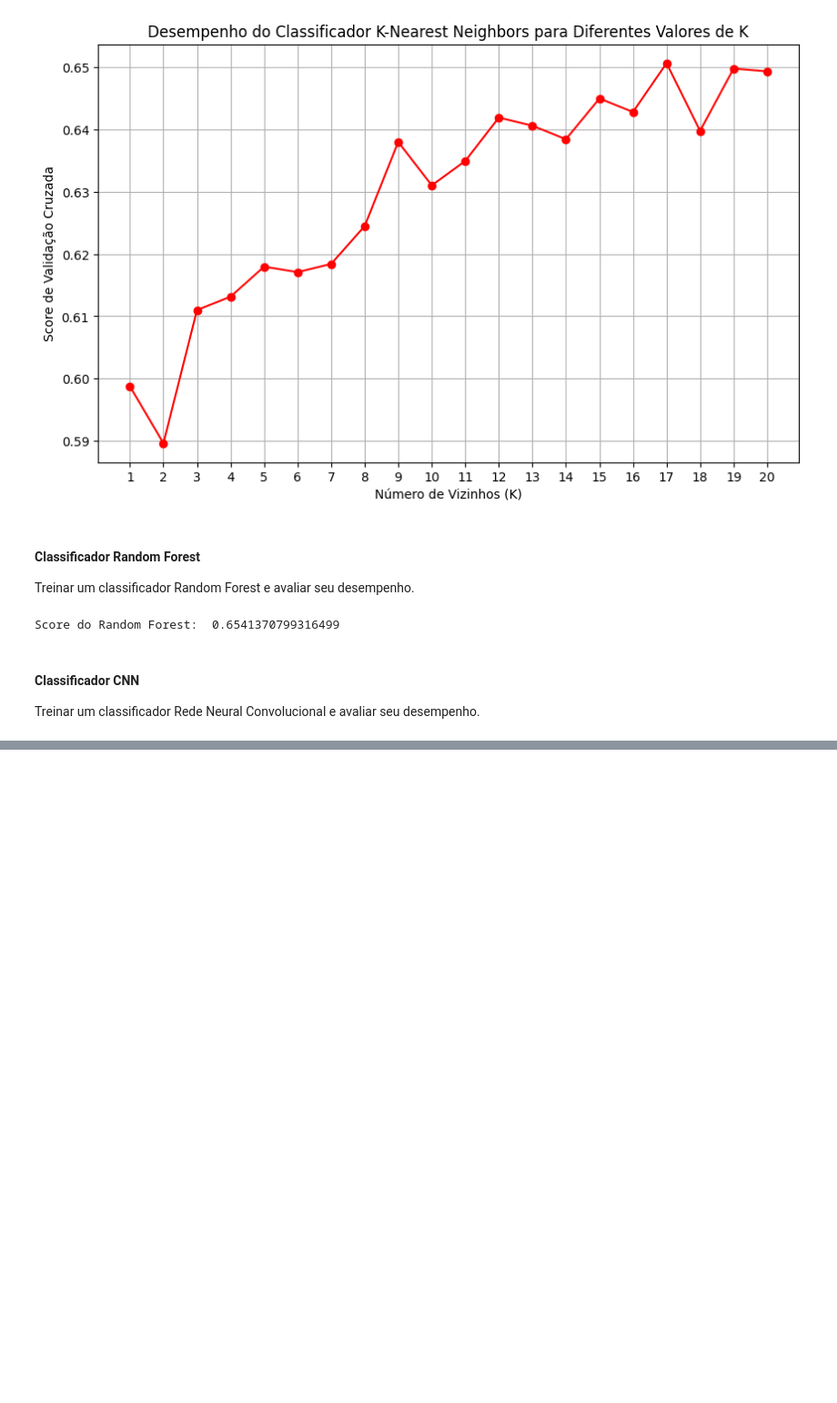
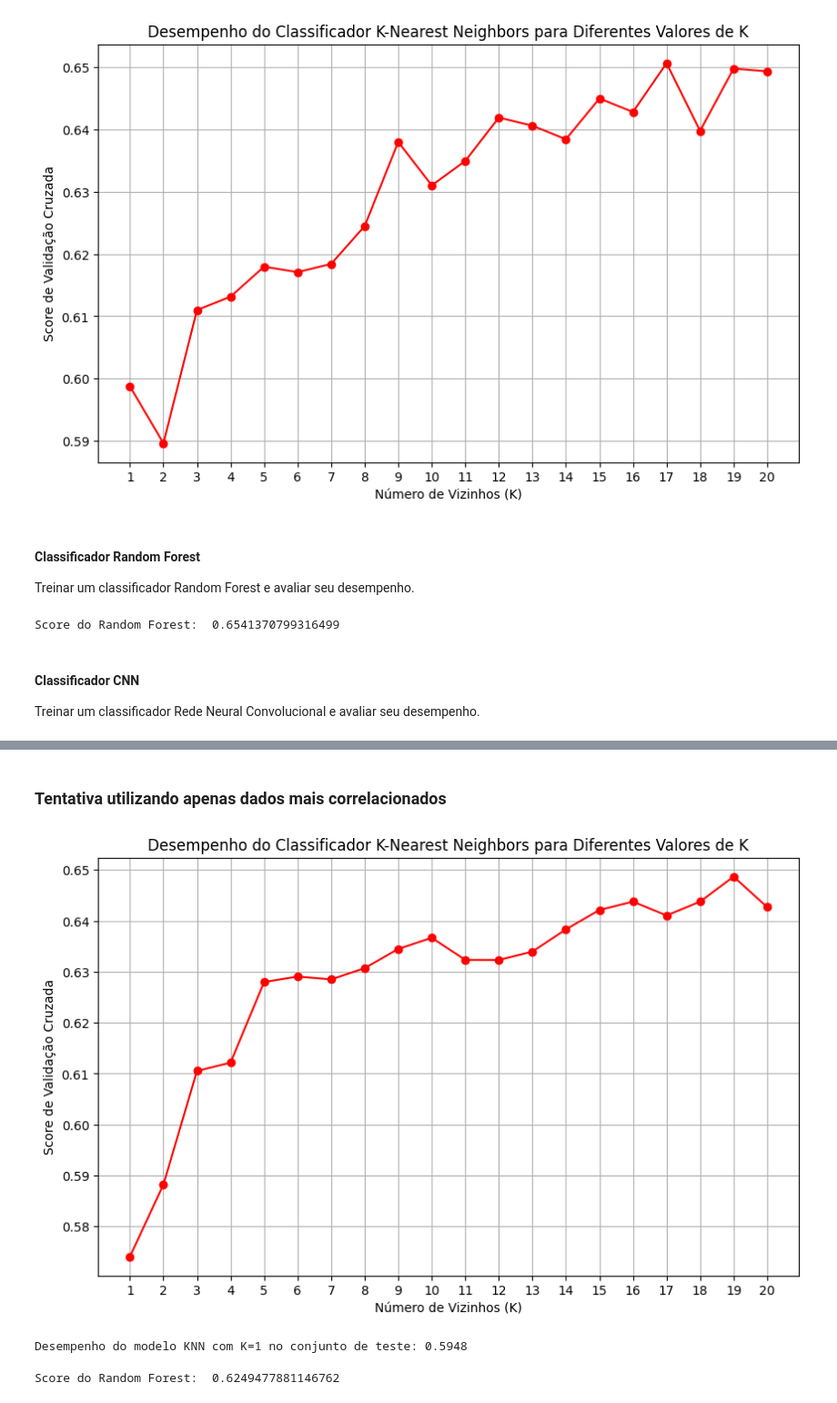
Before and after one commit to GeorgeAlexsander/AutismDetectWithML, a Jupyter notebook: notebooks/autism_condition_classification/autism_condition_classification.ipynb, the cells around one changed output, grey strips where cells are left out. Shown at 91% size. Drawn from its saved outputs; the diff is of its cells as text; code cells hidden in the pictures; blank space fills up the shorter version.

```diff
--- a/notebooks/autism_condition_classification/autism_condition_classification.ipynb
+++ b/notebooks/autism_condition_classification/autism_condition_classification.ipynb
@@ -292,0 +172,48 @@ FileNotFoundError: [WinError 3] O sistema não pode encontrar o caminho especifi
+# %% [markdown]
+### Tentativa utilizando apenas dados mais correlacionados
+# %%
+# Selecionar as três variáveis mais correlacionadas com a classe
+selected_features = ['biocular_width', 'intercanthal_width', 'middle_facial_height']
+
+# Dividir os dados em características (X) e variável alvo (y)
+y = data_total_cleaned['class']
+X = data_total_cleaned[selected_features]  # Apenas as variáveis selecionadas
+
+# Dividir os dados em conjuntos de treinamento e teste
+X_train, X_test, y_train, y_test = train_test_split(X, y, test_size=0.2, random_state=42)
+
+# Treinar o modelo KNN
+knn_scores = []
+for k in range(1, 21):
+    knn_classifier = KNeighborsClassifier(n_neighbors=k)
+    score = cross_val_score(knn_classifier, X_train, y_train, cv=10)  # Usar apenas o conjunto de treinamento
+    knn_scores.append(score.mean())
+
+# Plotar os resultados
+plt.figure(figsize=(10, 6))
+plt.plot(range(1, 21), knn_scores, color='red', marker='o')
+plt.title('Desempenho do Classificador K-Nearest Neighbors para Diferentes Valores de K')
+plt.xlabel('Número de Vizinhos (K)')
+plt.ylabel('Score de Validação Cruzada')
+plt.xticks(range(1, 21))
+plt.grid()
+plt.show()
+
+# Testar com K=1 (melhor resultado)
+best_k = 1
+knn_classifier = KNeighborsClassifier(n_neighbors=best_k)
+knn_classifier.fit(X_train, y_train)
+
+# Avaliar o desempenho no conjunto de teste
+test_score = knn_classifier.score(X_test, y_test)
+print(f"Desempenho do modelo KNN com K={best_k} no conjunto de teste: {test_score:.4f}")
+# %% [output]
+[figure, added]
+Desempenho do modelo KNN com K=1 no conjunto de teste: 0.5948
+# %%
+# Treinar o modelo Random Forest
+randomforest_classifier = RandomForestClassifier(n_estimators=100, random_state=42)
+rf_score = cross_val_score(randomforest_classifier, X, y, cv=10)
+print("Score do Random Forest: ", rf_score.mean())
+# %% [output]
+Score do Random Forest:  0.6249477881146762
```
Also changed, not shown: parts of 3 cells of this notebook, 2 other files.
